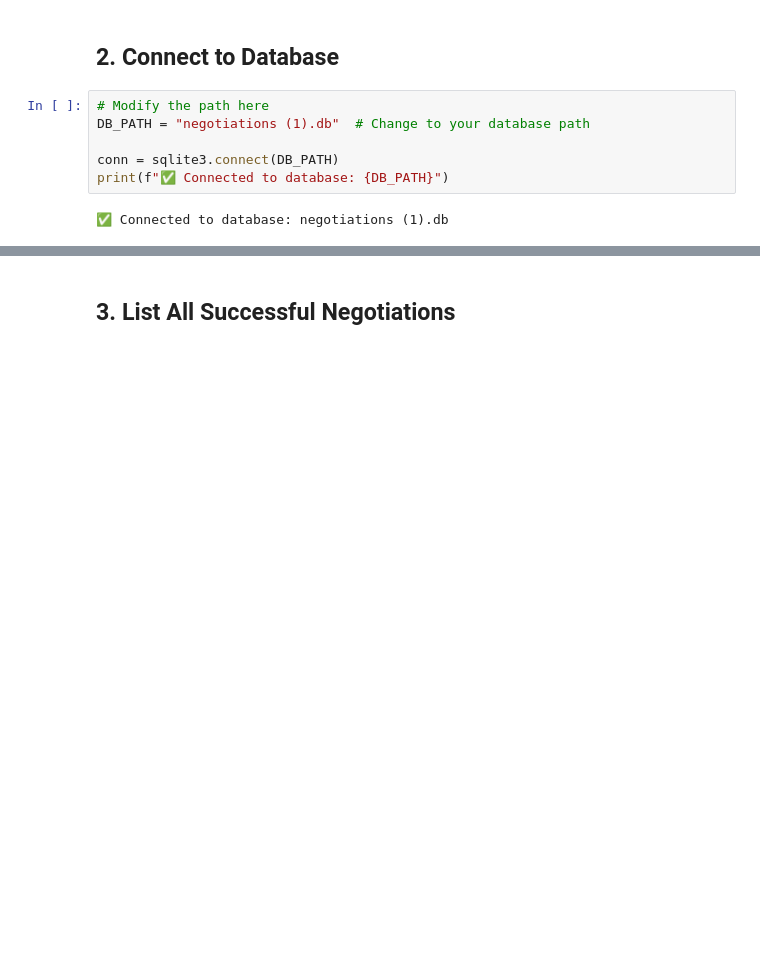
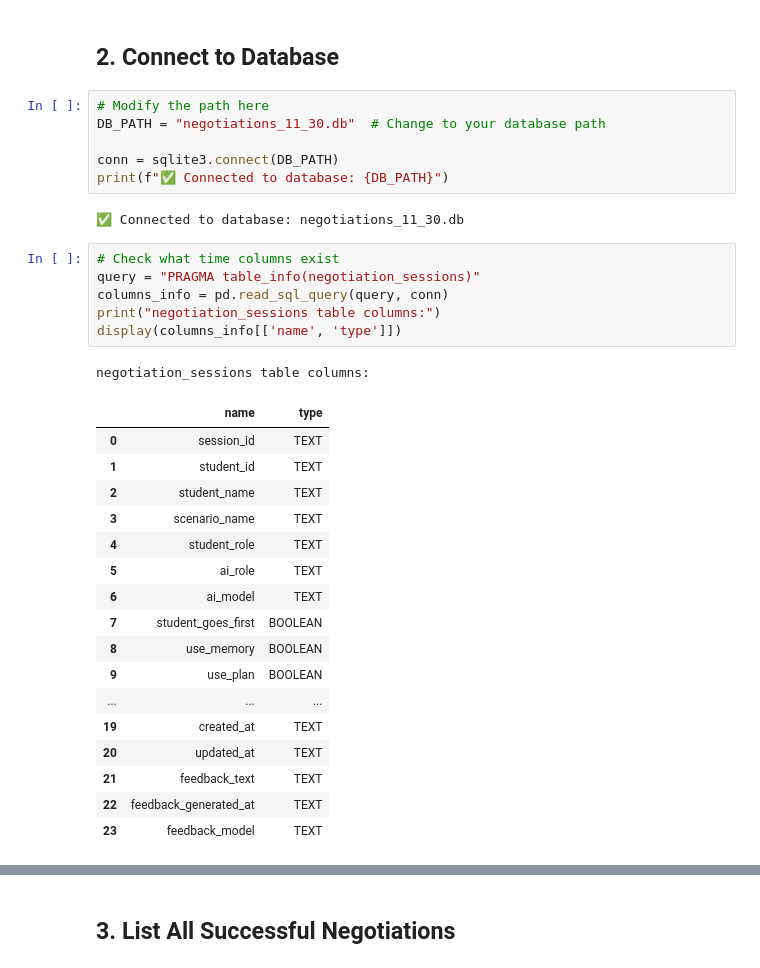
Before and after one commit to Sasha-Cui/negotiation-backend, a Jupyter notebook: view_successful_cases_en.ipynb, the cells around one changed output, grey strips where cells are left out. Drawn from its saved outputs; the diff is of its cells as text; blank space fills up the shorter version.

```diff
--- a/view_successful_cases_en.ipynb
+++ b/view_successful_cases_en.ipynb
@@ -25,9 +25,34 @@ print("✅ Import successful")
 ## 2. Connect to Database
 # %%
 # Modify the path here
-DB_PATH = "negotiations (1).db"  # Change to your database path
+DB_PATH = "negotiations_11_30.db"  # Change to your database path
 
 conn = sqlite3.connect(DB_PATH)
 print(f"✅ Connected to database: {DB_PATH}")
 # %% [output]
-✅ Connected to database: negotiations (1).db
+✅ Connected to database: negotiations_11_30.db
+# %%
+# Check what time columns exist
+query = "PRAGMA table_info(negotiation_sessions)"
+columns_info = pd.read_sql_query(query, conn)
+print("negotiation_sessions table columns:")
+display(columns_info[['name', 'type']])
+# %% [output]
+negotiation_sessions table columns:
+|  | name | type |
+| 0 | session_id | TEXT |
+| 1 | student_id | TEXT |
+| 2 | student_name | TEXT |
+| 3 | scenario_name | TEXT |
+| 4 | student_role | TEXT |
+| 5 | ai_role | TEXT |
+| 6 | ai_model | TEXT |
+| 7 | student_goes_first | BOOLEAN |
+| 8 | use_memory | BOOLEAN |
+| 9 | use_plan | BOOLEAN |
+| ... | ... | ... |
+| 19 | created_at | TEXT |
+| 20 | updated_at | TEXT |
+| 21 | feedback_text | TEXT |
+| 22 | feedback_generated_at | TEXT |
+| 23 | feedback_model | TEXT |
```
Also changed, not shown: parts of 10 cells of this notebook, 10 other files.
